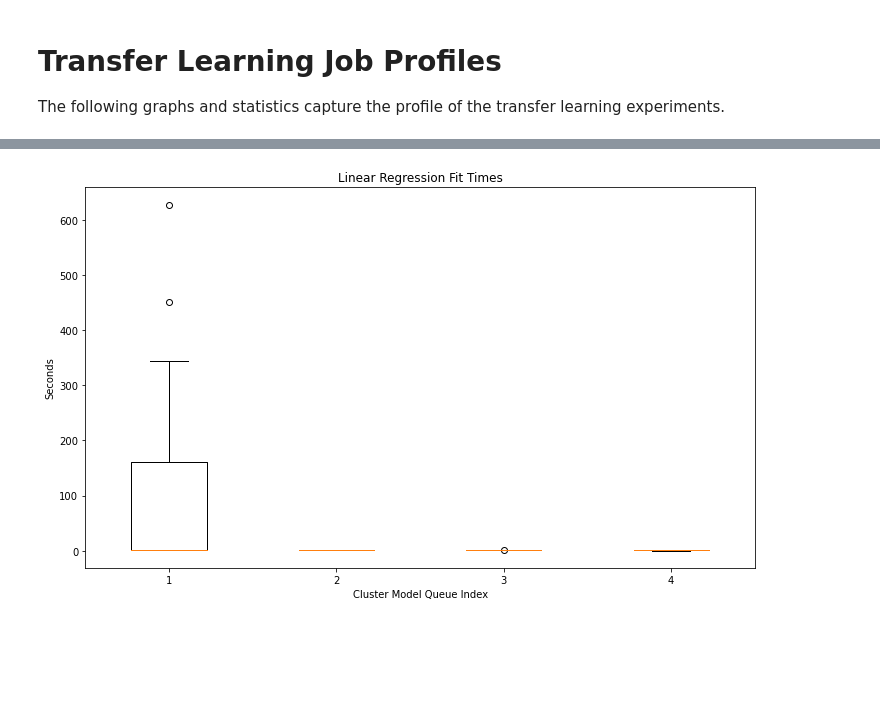
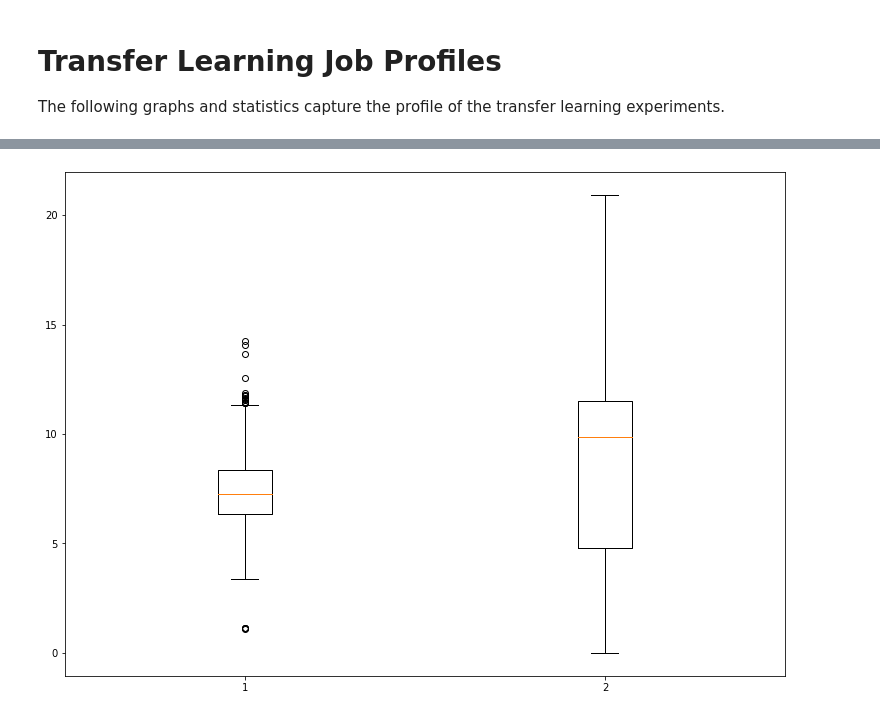
Before and after one commit to menuka94/transfer-learning, a Jupyter notebook: Job_Profiling.ipynb, the cells around one changed output, grey strips where cells are left out. Saved outputs shown, nothing was run; the diff lists cells and outputs as text; code cells hidden in the pictures; blank space fills up the shorter version.

```diff
--- a/Job_Profiling.ipynb
+++ b/Job_Profiling.ipynb
@@ -46,6 +46,7 @@ class Cluster:
         self.id = cluster_id
         self.gis_joins = []
         self.center_gis_join = ""
+        self.records_count = 0
 
 
 class Task:
@@ -245,19 +320,43 @@ plt.show()
-# %%
-num_steps = 4
-model_seconds = []
-for i in range(0, num_steps):
-    model_seconds.append([])
-    for cluster_id, tasks in cluster_lr_model_tasks.fit_tasks.items():
-        model_seconds[i].append(tasks[i].time_seconds)
-
-plt.figure(figsize=(12,7))
-plt.boxplot(model_seconds)
-plt.title("Linear Regression Fit Times")
-plt.ylabel("Seconds")
-plt.xlabel("Cluster Model Queue Index")
-plt.show()
-# %% [output]
-[figure, removed]
+# %%
+# ---- Cluster Model Plotting -----
+
+cluster_models_stats_df
+centroid_models_stats_df
+sequential_model_stats_df
+
+times_ms    = [[],[]]
+iterations  = [[],[]]
+num_records = [[],[]]
+
+
+for i, seq_row in sequential_model_stats_df.iterrows():
+    gis_join = seq_row["gis_join"]
+
+    times_ms[0].append(seq_row["time_ms"]/1000.0)
+    iterations[0].append(seq_row["iterations"])
+    num_records[0].append(seq_row["num_records"])
+
+    search_df = cluster_models_stats_df.loc[ cluster_models_stats_df["gis_join"] == gis_join ]
+    if search_df.size > 0:
+        row = search_df.iloc[0]
+        times_ms[1].append(row["time_ms"]/1000.0)
+        iterations[1].append(row["iterations"])
+    else: # Centroid model
+        search_df = centroid_models_stats_df.loc[ centroid_models_stats_df["gis_join"] == gis_join ]
+        times_ms[1].append(0)
+        iterations[1].append(search_df.iloc[0]["iterations"])
+# %%
+fig = plt.figure(figsize =(10, 7))
+
+# Creating axes instance
+ax = fig.add_axes([0, 0, 1, 1])
+
+# Creating plot
+bp = ax.boxplot(times_ms)
+
+plt.show()
+# %% [output]
+[figure, added]
 # %%
 import numpy as np
 gis_join_df = pd.read_csv("experiment_data/rows.csv", header=0)
```
Also changed, not shown: parts of 13 cells of this notebook, 3 other files.
